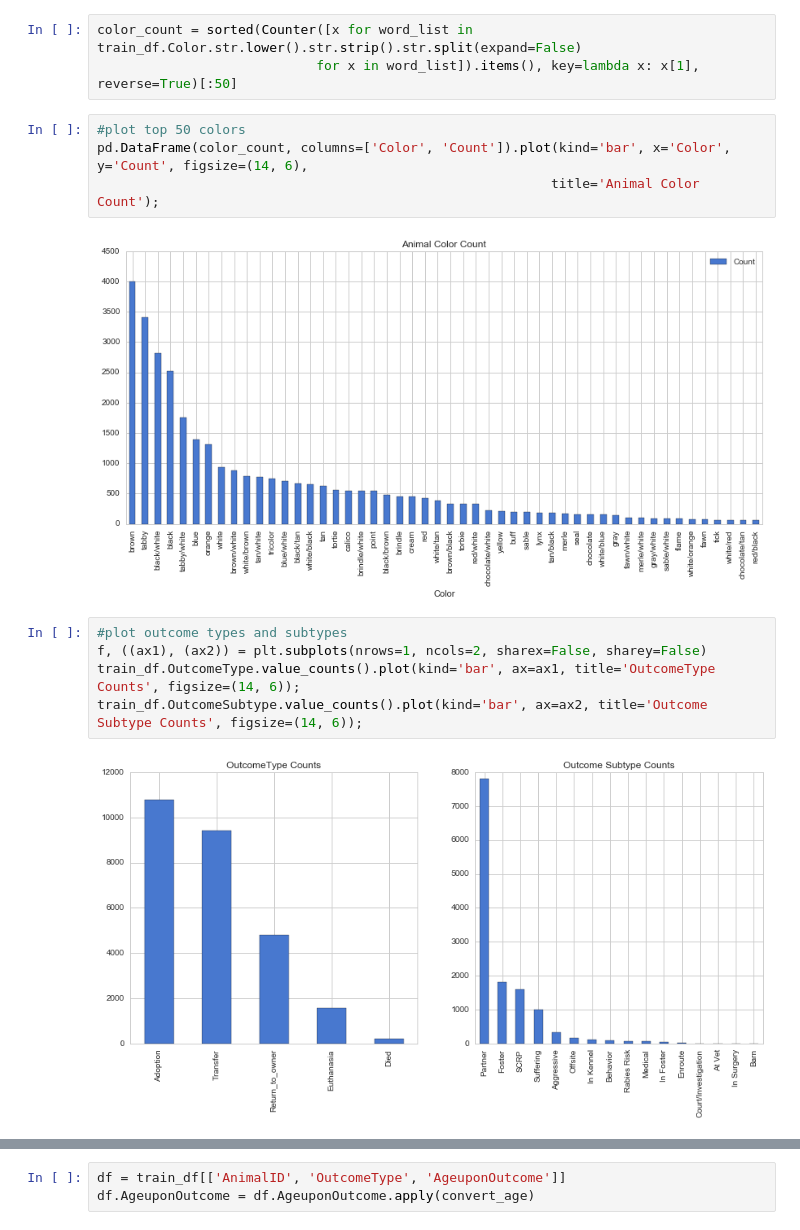
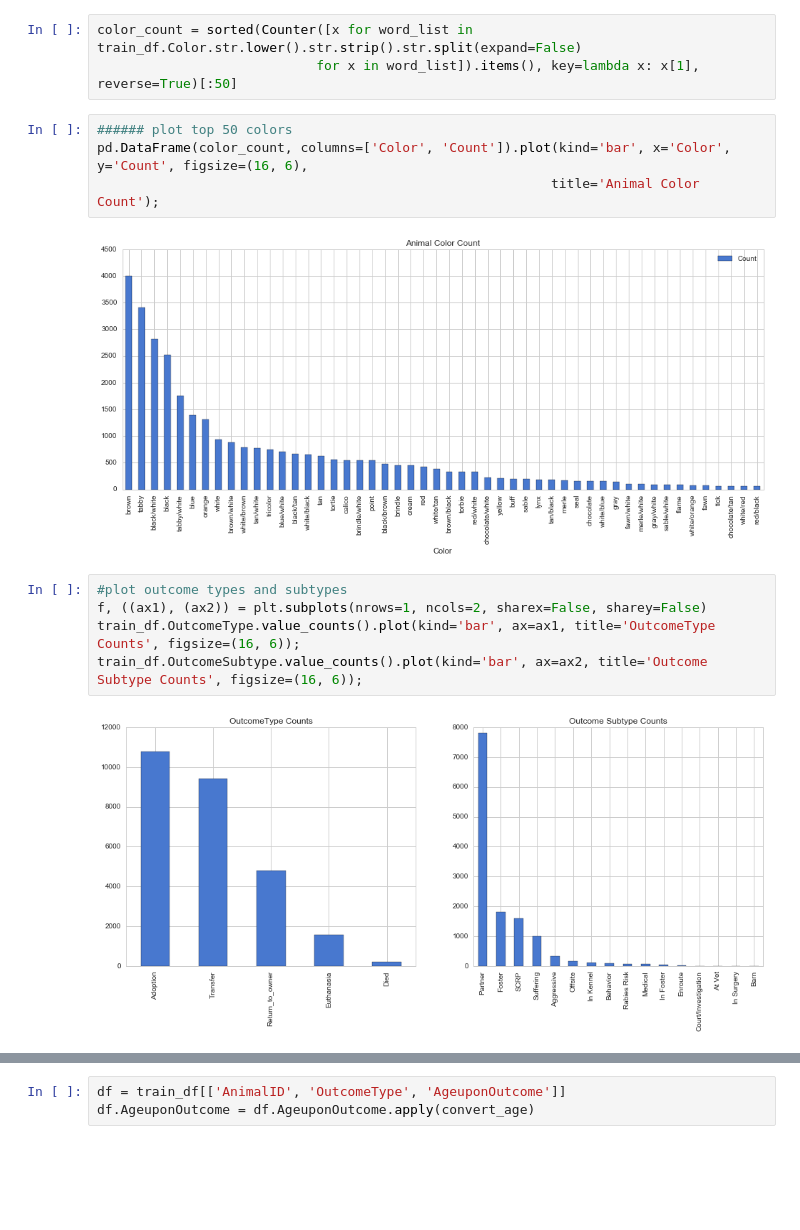
Before and after one commit to bljustice/kaggle, a Jupyter notebook: spca/spca_eda.ipynb, the cells around one changed output, grey strips where cells are left out. Drawn from its saved outputs; the diff is of its cells as text; blank space fills up the shorter version.

Commit message:
Updated most plots to have 16,6 sizes and increased rolling average plot to 14 day window

```diff
--- a/spca/spca_eda.ipynb
+++ b/spca/spca_eda.ipynb
@@ -156,18 +138,18 @@ mix_df[:50].plot(kind='bar', x='MixBreed', y='Count', figsize=(14, 6), title='Mi
 color_count = sorted(Counter([x for word_list in train_df.Color.str.lower().str.strip().str.split(expand=False)
                             for x in word_list]).items(), key=lambda x: x[1], reverse=True)[:50]
 # %%
-#plot top 50 colors
-pd.DataFrame(color_count, columns=['Color', 'Count']).plot(kind='bar', x='Color', y='Count', figsize=(14, 6),
+###### plot top 50 colors
+pd.DataFrame(color_count, columns=['Color', 'Count']).plot(kind='bar', x='Color', y='Count', figsize=(16, 6),
                                                           title='Animal Color Count');
 # %% [output]
-[figure, old version]
+[figure, new version]
 # %%
 #plot outcome types and subtypes
 f, ((ax1), (ax2)) = plt.subplots(nrows=1, ncols=2, sharex=False, sharey=False)
-train_df.OutcomeType.value_counts().plot(kind='bar', ax=ax1, title='OutcomeType Counts', figsize=(14, 6));
-train_df.OutcomeSubtype.value_counts().plot(kind='bar', ax=ax2, title='Outcome Subtype Counts', figsize=(14, 6));
+train_df.OutcomeType.value_counts().plot(kind='bar', ax=ax1, title='OutcomeType Counts', figsize=(16, 6));
+train_df.OutcomeSubtype.value_counts().plot(kind='bar', ax=ax2, title='Outcome Subtype Counts', figsize=(16, 6));
 # %% [output]
-[figure, old version]
+[figure, new version]
 # %%
 #plot outcome by animal type
 train_df.groupby(['AnimalType', 'OutcomeType']).AnimalID.count().unstack('OutcomeType').plot(kind='bar',
```
Also changed, not shown: parts of 10 cells of this notebook.
